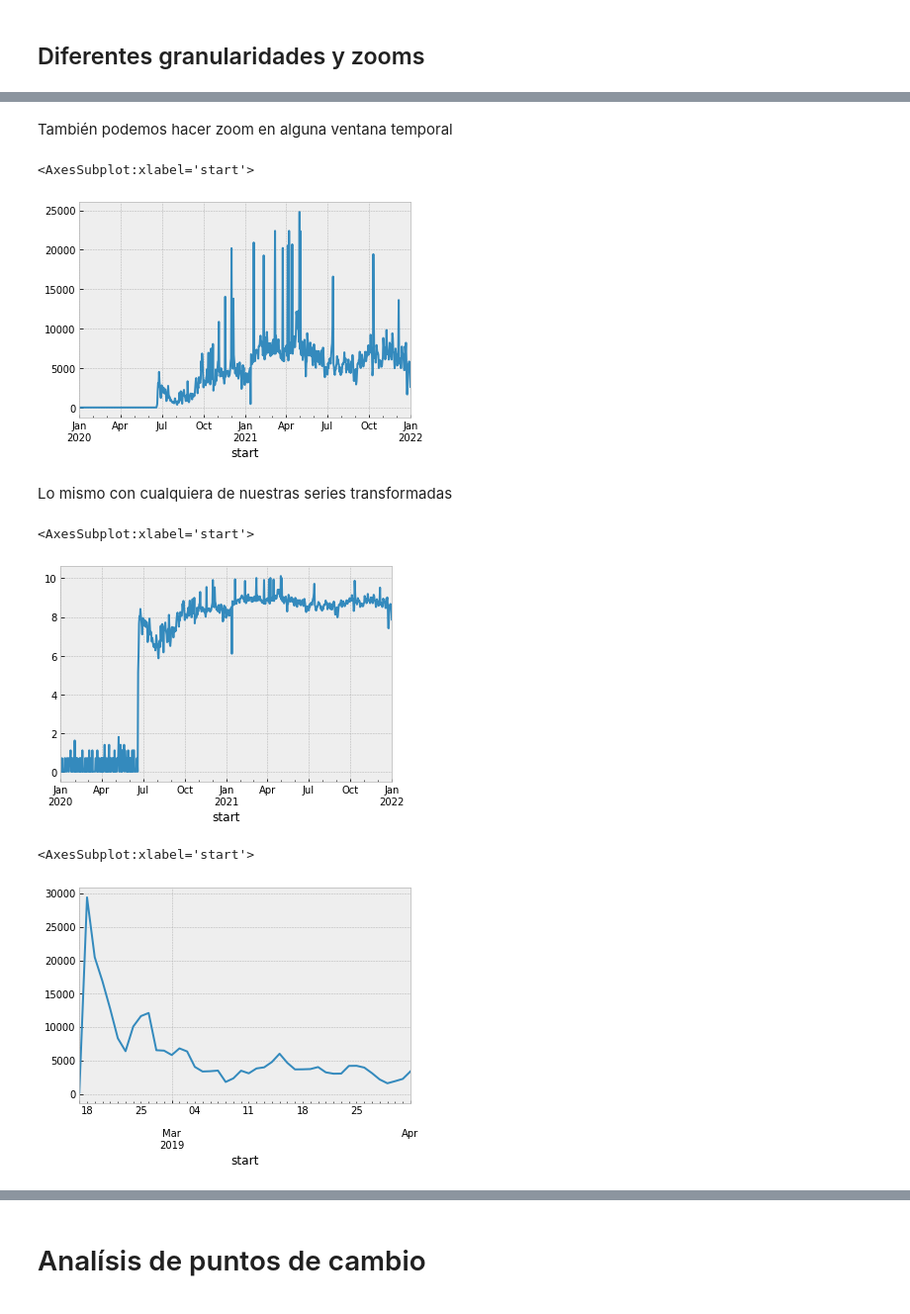
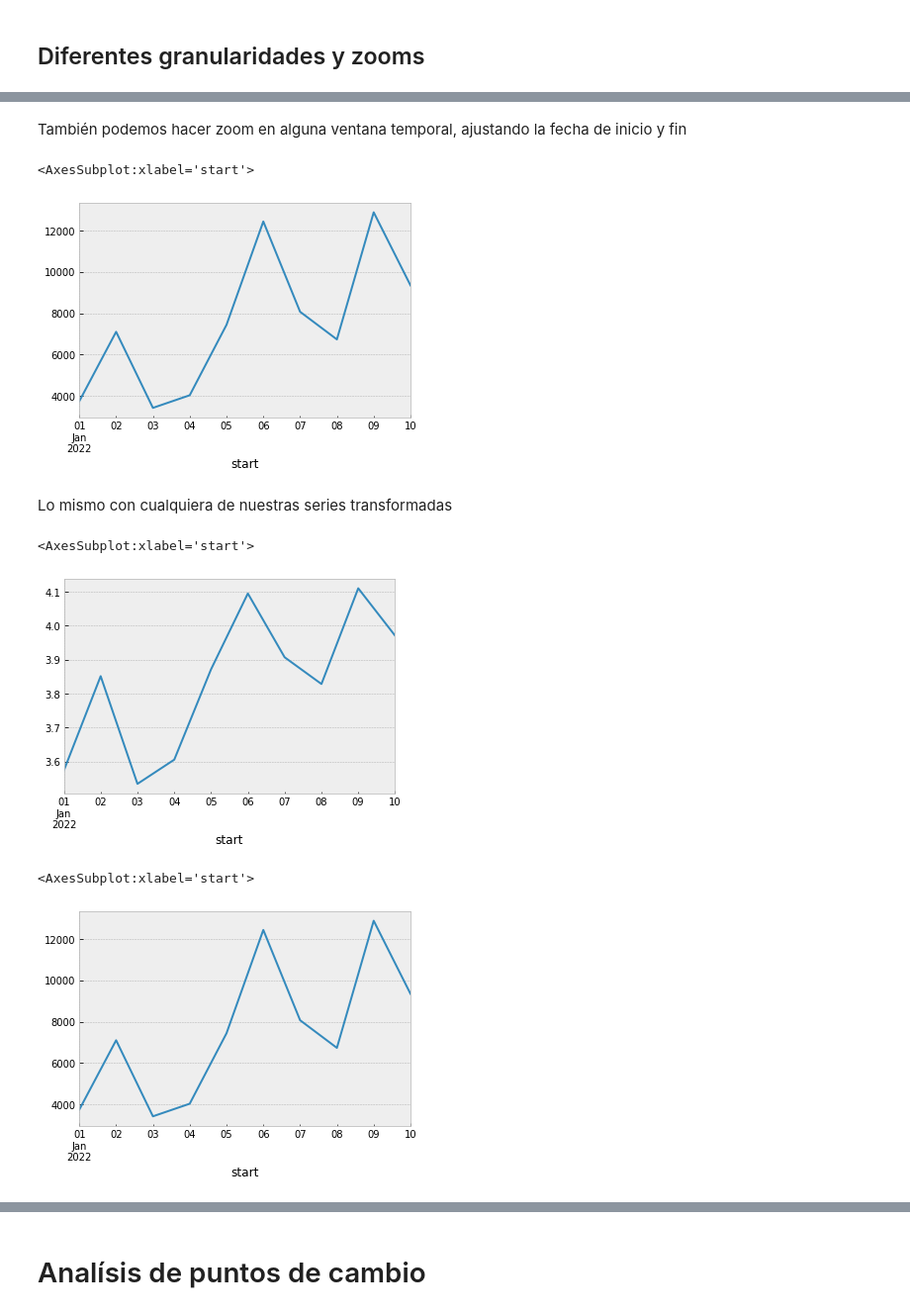
Before and after one commit to DataPolitik/Tutoriales_Taller, a Jupyter notebook: notebooks/AnalisisSerieTemporal.ipynb, the cells around one changed output, grey strips where cells are left out. Shown: that part at 99% size. Saved outputs shown, nothing was run; the diff lists cells and outputs as text; code cells hidden in the pictures.

```diff
--- a/notebooks/AnalisisSerieTemporal.ipynb
+++ b/notebooks/AnalisisSerieTemporal.ipynb
@@ -92,7 +94,7 @@ El *dataframe* contendrá las siguientes tres columnas:
 La primera columna contendrá la fecha inicial de la ventana temporal definida por la granuralidad, la segunda columna la fecha final y la tercera los recuentos de tweets que coinciden con la consulta que hemos hecho hemitidos dentro de la ventana temporal.
 # %%
 
-df = pd.read_csv('../../twitterderecha/teamvox/teamvox.csv')
+df = pd.read_csv('../datos/racismo-sme2022.csv')
 df.head()
 # %% [output]
 |  | start | end | day_count |
@@ -226,20 +238,22 @@ Freq: D, Name: hour_count, Length: 365, dtype: int64
 # %% [markdown]
-También podemos hacer zoom en alguna ventana temporal
+También podemos hacer zoom en alguna ventana temporal, ajustando la fecha de inicio y fin
 # %%
-ts["2020-01-01":"2022-01-01"].plot(kind="line")
+start="2021-12-01"
+end="2022-01-10"
+ts[start:end].plot(kind="line")
 # %% [output]
 <AxesSubplot:xlabel='start'>
-[figure, old version]
+[figure, new version]
 # %% [markdown]
 Lo mismo con cualquiera de nuestras series transformadas
 # %%
-log_ts["2020-01-01":"2022-01-01"].plot(kind="line")
+log_ts[start:end].plot(kind="line")
 # %% [output]
 <AxesSubplot:xlabel='start'>
-[figure, old version]
+[figure, new version]
 # %%
-ts.resample('D').sum()["2019-02-17":"2019-04-01"].plot(kind="line")
+ts.resample('D').sum()[start:end].plot(kind="line")
 # %% [output]
 <AxesSubplot:xlabel='start'>
-[figure, old version]
+[figure, new version]
 # %%
```
Also changed, not shown: parts of 63 cells of this notebook.
